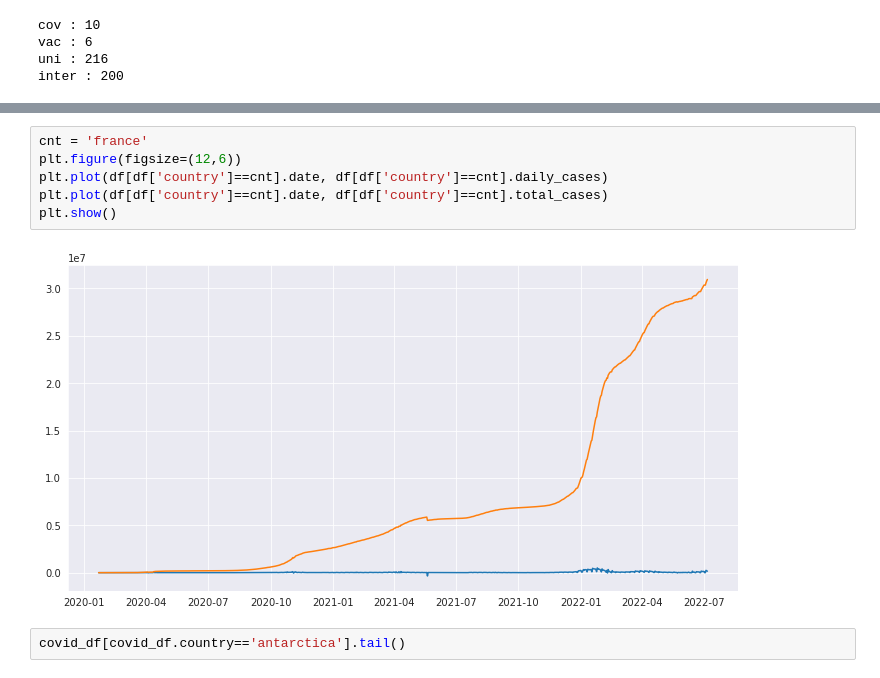
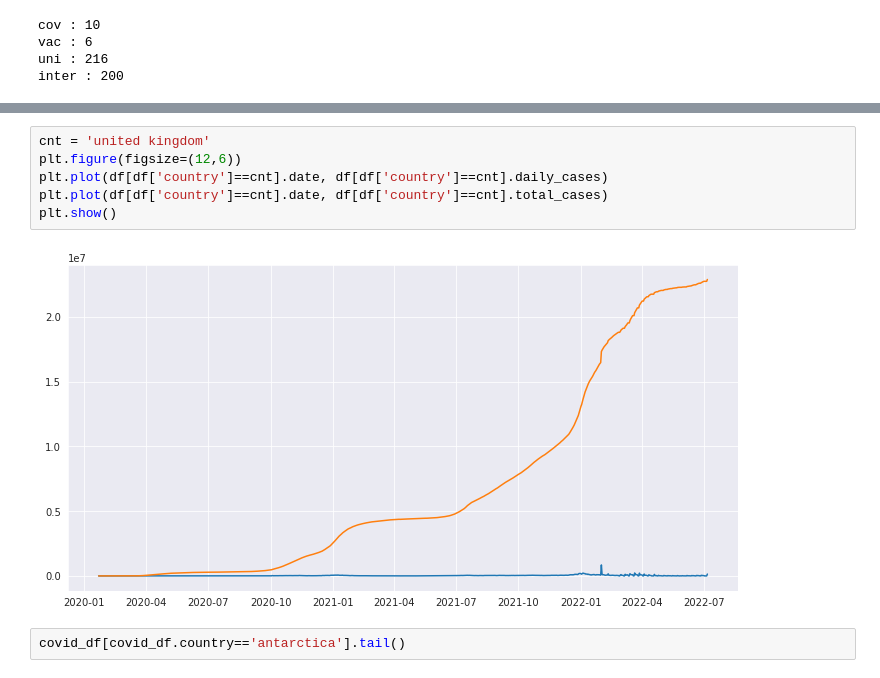
Before and after one commit to Akashkunwar/dscodes, a Jupyter notebook: cases_vaccination.ipynb, the cells around one changed output, grey strips where cells are left out. Cells and saved outputs as stored; diff of their text form.

```diff
--- a/cases_vaccination.ipynb
+++ b/cases_vaccination.ipynb
@@ -335,11 +396,11 @@ df[df.country=='india']
 # %%
-cnt = 'france'
+cnt = 'united kingdom'
 plt.figure(figsize=(12,6))
 plt.plot(df[df['country']==cnt].date, df[df['country']==cnt].daily_cases)
 plt.plot(df[df['country']==cnt].date, df[df['country']==cnt].total_cases)
 plt.show()
 # %% [output]
-[figure, old version]
+[figure, new version]
 # %%
 covid_df[covid_df.country=='antarctica'].tail()
 # %% [output]
```
Also changed, not shown: parts of 6 cells of this notebook.
